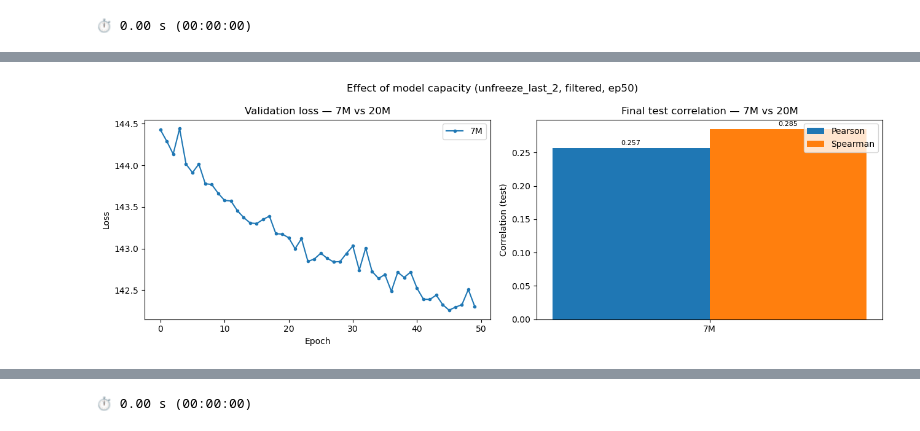
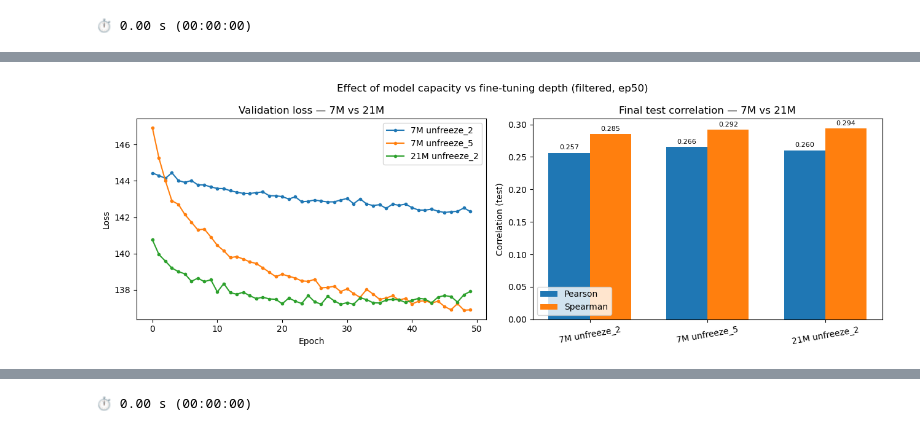
Before and after one commit to ml4rg26-deconvgclip/parnet--globalclip-head, a Jupyter notebook: notebooks/globalclip-head/04_comparison_plots.ipynb, the cells around one changed output, grey strips where cells are left out. Saved outputs shown, nothing was run; the diff lists cells and outputs as text; code cells hidden in the pictures.

```diff
--- a/notebooks/globalclip-head/04_comparison_plots.ipynb
+++ b/notebooks/globalclip-head/04_comparison_plots.ipynb
@@ -61,11 +64,20 @@ RUNS_UNFREEZE_DEPTH = {
     "unfreeze_last_5":   "parnet.7m-0.0.unfreeze_last_5_layers.globalclip-lysate-noNHS.filtered.noctrl.ep50",
 }
 
-# Section 3: 7M vs 20M (unfreeze_last_2, filtered, ep50)
+# Section 3: model capacity — 7M (2 vs 5 layers) vs 21M (2 layers)
 RUNS_MODEL_SIZE = {
-    "7M":  "parnet.7m-0.0.unfreeze_last_2_layers.globalclip-lysate-noNHS.filtered.noctrl.ep50",
-    "21M": "parnet.21m-0.0.unfreeze_last_2_layers.globalclip-lysate-noNHS.filtered.noctrl.ep50",  # to be created
+    "7M unfreeze_2":  "parnet.7m-0.0.unfreeze_last_2_layers.globalclip-lysate-noNHS.filtered.noctrl.ep50",
+    "7M unfreeze_5":  "parnet.7m-0.0.unfreeze_last_5_layers.globalclip-lysate-noNHS.filtered.noctrl.ep50",
+    "21M unfreeze_2": "parnet.21m-5.0.unfreeze_last_2_layers.globalclip-lysate-noNHS.filtered.noctrl.ep50",
 }
+
+# Section 4: models to compare for motif recovery (must have IG+metamotif already run)
+MOTIF_COMPARISON_RUNS = {
+    "head (7M)":        "parnet.7m-0.0.head.globalclip-lysate-noNHS.filtered.noctrl.ep50",
+    "unfreeze_2 (7M)":  "parnet.7m-0.0.unfreeze_last_2_layers.globalclip-lysate-noNHS.filtered.noctrl.ep50",
+    "unfreeze_5 (7M)":  "parnet.7m-0.0.unfreeze_last_5_layers.globalclip-lysate-noNHS.filtered.noctrl.ep50",
+    "unfreeze_2 (21M)": "parnet.21m-5.0.unfreeze_last_2_layers.globalclip-lysate-noNHS.filtered.noctrl.ep50",
+}
 # %% [output]
 ⏱ 0.00 s (00:00:00)
 # %%
@@ -232,5 +242,5 @@ plt.show()
 # %%
-# ── Section 3: 7M vs 20M ───────────────────────────────────────────────────────
+# ── Section 3: 7M vs 21M ───────────────────────────────────────────────────────
 fig, axes = plt.subplots(1, 2, figsize=(13, 4.5))
 
 # ── Loss curves ────────────────────────────────────────────────────────────────
@@ -241,35 +251,36 @@ for label, run in RUNS_MODEL_SIZE.items():
     except (FileNotFoundError, IndexError):
         logger.warning(f"Missing loss data: {run}")
 
-axes[0].set_title("Validation loss — 7M vs 20M")
+axes[0].set_title("Validation loss — 7M vs 21M")
 axes[0].set_xlabel("Epoch")
 axes[0].set_ylabel("Loss")
 axes[0].legend()
 
 # ── Final Pearson/Spearman bars ────────────────────────────────────────────────
 labels, pearson_vals, spearman_vals = [], [], []
 for label, run in RUNS_MODEL_SIZE.items():
     ev = load_test_eval(run)
     if ev:
         labels.append(label)
         pearson_vals.append(ev["pearson_mean"])
         spearman_vals.append(ev["spearman_mean"])
 
 x = np.arange(len(labels))
 w = 0.35
 axes[1].bar(x - w/2, pearson_vals, w, label="Pearson")
 axes[1].bar(x + w/2, spearman_vals, w, label="Spearman")
 axes[1].set_xticks(x)
-axes[1].set_xticklabels(labels)
+axes[1].set_xticklabels(labels, rotation=10)
 axes[1].set_ylabel("Correlation (test)")
-axes[1].set_title("Final test correlation — 7M vs 20M")
+axes[1].set_title("Final test correlation — 7M vs 21M")
 axes[1].legend()
 for i, (p, s) in enumerate(zip(pearson_vals, spearman_vals)):
     axes[1].text(i - w/2, p + 0.005, f"{p:.3f}", ha="center", fontsize=8)
     axes[1].text(i + w/2, s + 0.005, f"{s:.3f}", ha="center", fontsize=8)
 
-plt.suptitle("Effect of model capacity (unfreeze_last_2, filtered, ep50)")
+plt.suptitle("Effect of model capacity vs fine-tuning depth (filtered, ep50)")
 plt.tight_layout()
 plt.savefig(FIGURES_DIR / "comparison_model_size.png", dpi=150, bbox_inches="tight")
 plt.show()
 # %% [output]
+[figure, new version]
@@ -277 +287,0 @@ plt.show()
-[figure, old version]
```
Also changed, not shown: parts of 9 cells of this notebook, 3 other files.
